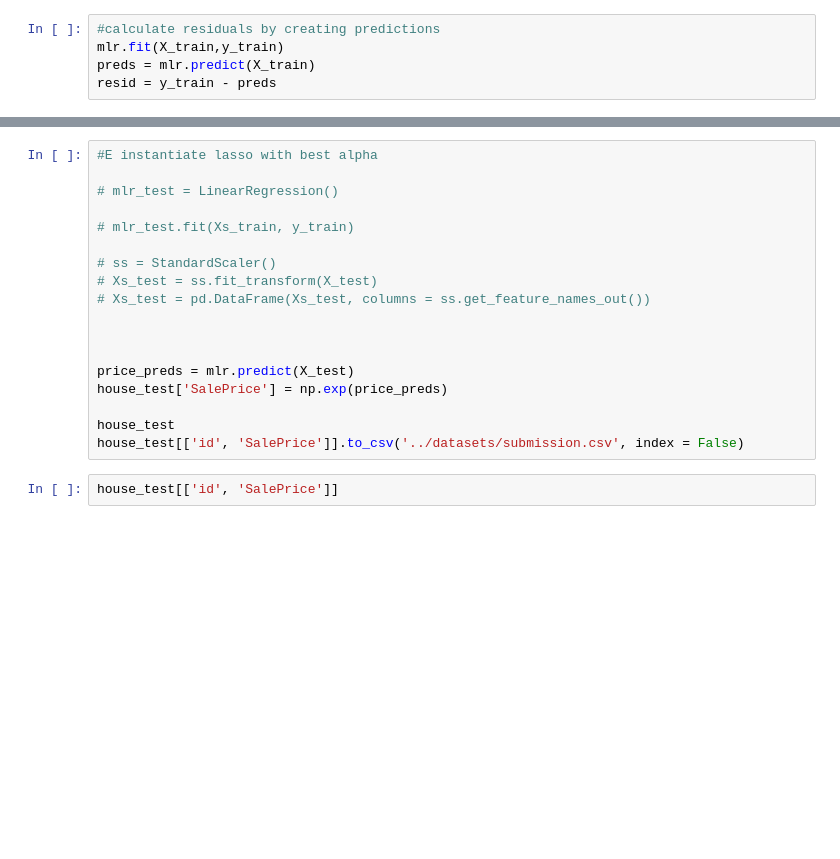
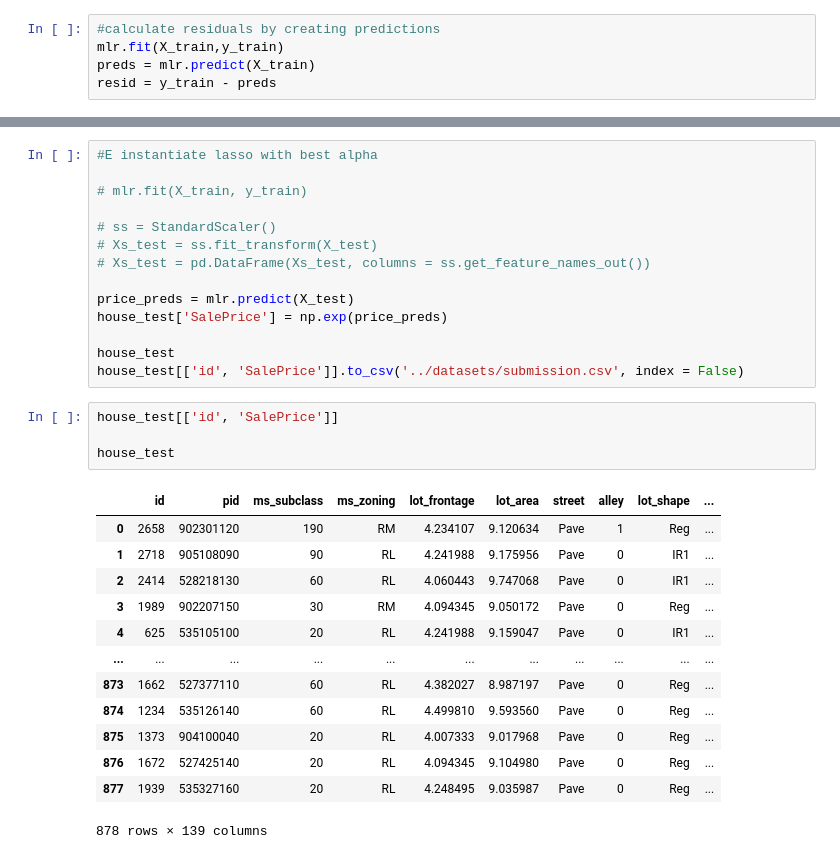
Before and after one commit to AlexSpradling/Home-Price-Prediction-in-Ames-IA, a Jupyter notebook: code/regression_model.ipynb, the cells around one changed output, grey strips where cells are left out. Drawn from its saved outputs; the diff is of its cells as text; blank space fills up the shorter version.

```diff
--- a/code/regression_model.ipynb
+++ b/code/regression_model.ipynb
@@ -140,15 +194,11 @@ plt.title('Normal Q-Q plot');
 # %%
 #E instantiate lasso with best alpha
 
-# mlr_test = LinearRegression()
-
-# mlr_test.fit(Xs_train, y_train)
+# mlr.fit(X_train, y_train)
 
 # ss = StandardScaler()
 # Xs_test = ss.fit_transform(X_test)
 # Xs_test = pd.DataFrame(Xs_test, columns = ss.get_feature_names_out())
-
-
 
 price_preds = mlr.predict(X_test)
 house_test['SalePrice'] = np.exp(price_preds)
@@ -157,3 +207,19 @@ house_test
 house_test[['id', 'SalePrice']].to_csv('../datasets/submission.csv', index = False)
 # %%
 house_test[['id', 'SalePrice']]
+
+house_test
+# %% [output]
+|  | id | pid | ms_subclass | ms_zoning | lot_frontage | lot_area | street | alley | lot_shape | ... |
+| 0 | 2658 | 902301120 | 190 | RM | 4.234107 | 9.120634 | Pave | 1 | Reg | ... |
+| 1 | 2718 | 905108090 | 90 | RL | 4.241988 | 9.175956 | Pave | 0 | IR1 | ... |
+| 2 | 2414 | 528218130 | 60 | RL | 4.060443 | 9.747068 | Pave | 0 | IR1 | ... |
+| 3 | 1989 | 902207150 | 30 | RM | 4.094345 | 9.050172 | Pave | 0 | Reg | ... |
+| 4 | 625 | 535105100 | 20 | RL | 4.241988 | 9.159047 | Pave | 0 | IR1 | ... |
+| ... | ... | ... | ... | ... | ... | ... | ... | ... | ... | ... |
+| 873 | 1662 | 527377110 | 60 | RL | 4.382027 | 8.987197 | Pave | 0 | Reg | ... |
+| 874 | 1234 | 535126140 | 60 | RL | 4.499810 | 9.593560 | Pave | 0 | Reg | ... |
+| 875 | 1373 | 904100040 | 20 | RL | 4.007333 | 9.017968 | Pave | 0 | Reg | ... |
+| 876 | 1672 | 527425140 | 20 | RL | 4.094345 | 9.104980 | Pave | 0 | Reg | ... |
+| 877 | 1939 | 535327160 | 20 | RL | 4.248495 | 9.035987 | Pave | 0 | Reg | ... |
+878 rows × 139 columns
```
Also changed, not shown: parts of 17 cells of this notebook, 3 other files.
